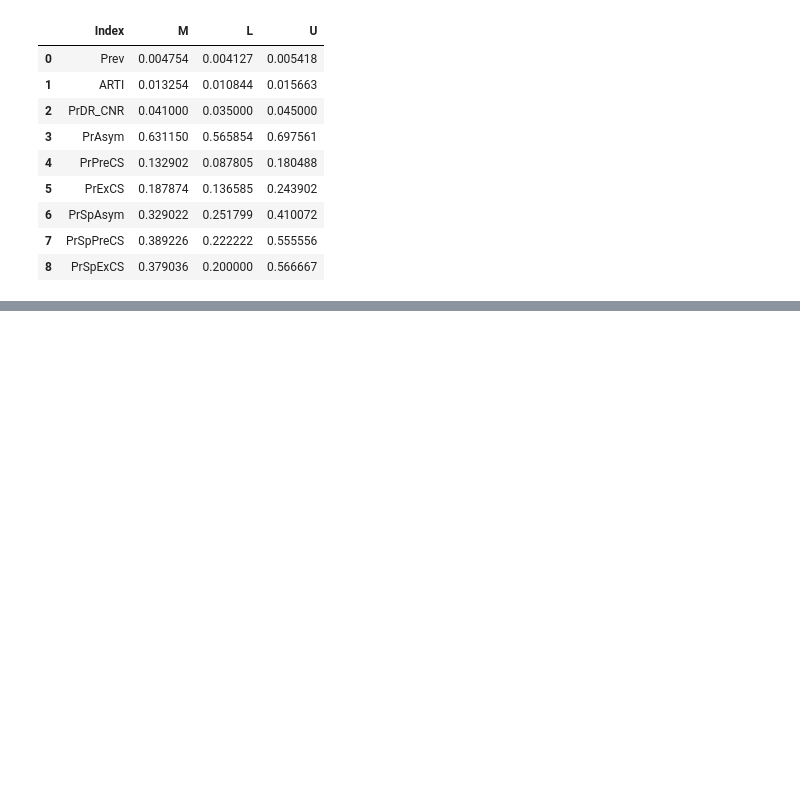
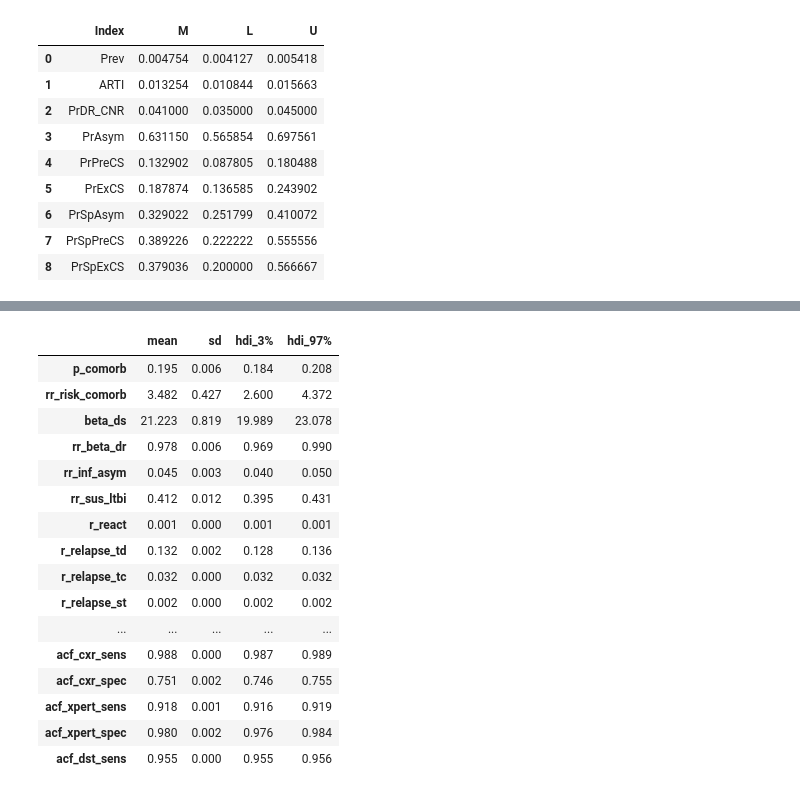
Before and after one commit to TimeWz667/IndTB_ACF, a Jupyter notebook: notebooks/1_Test_Run.ipynb, the cells around one changed output, grey strips where cells are left out. Cells and saved outputs as stored; diff of their text form; code cells hidden in the pictures; blank space fills up the shorter version.

```diff
--- a/notebooks/1_Test_Run.ipynb
+++ b/notebooks/1_Test_Run.ipynb
@@ -74,0 +78,20 @@ for i in range(6):
+# %%
+az.summary(fit, kind="stats")
+# %% [output]
+|  | mean | sd | hdi_3% | hdi_97% |
+| p_comorb | 0.195 | 0.006 | 0.184 | 0.208 |
+| rr_risk_comorb | 3.482 | 0.427 | 2.600 | 4.372 |
+| beta_ds | 21.223 | 0.819 | 19.989 | 23.078 |
+| rr_beta_dr | 0.978 | 0.006 | 0.969 | 0.990 |
+| rr_inf_asym | 0.045 | 0.003 | 0.040 | 0.050 |
+| rr_sus_ltbi | 0.412 | 0.012 | 0.395 | 0.431 |
+| r_react | 0.001 | 0.000 | 0.001 | 0.001 |
+| r_relapse_td | 0.132 | 0.002 | 0.128 | 0.136 |
+| r_relapse_tc | 0.032 | 0.000 | 0.032 | 0.032 |
+| r_relapse_st | 0.002 | 0.000 | 0.002 | 0.002 |
+| ... | ... | ... | ... | ... |
+| acf_cxr_sens | 0.988 | 0.000 | 0.987 | 0.989 |
+| acf_cxr_spec | 0.751 | 0.002 | 0.746 | 0.755 |
+| acf_xpert_sens | 0.918 | 0.001 | 0.916 | 0.919 |
+| acf_xpert_spec | 0.980 | 0.002 | 0.976 | 0.984 |
+| acf_dst_sens | 0.955 | 0.000 | 0.955 | 0.956 |
```
Also changed, not shown: parts of 7 cells of this notebook, 31 other files.
